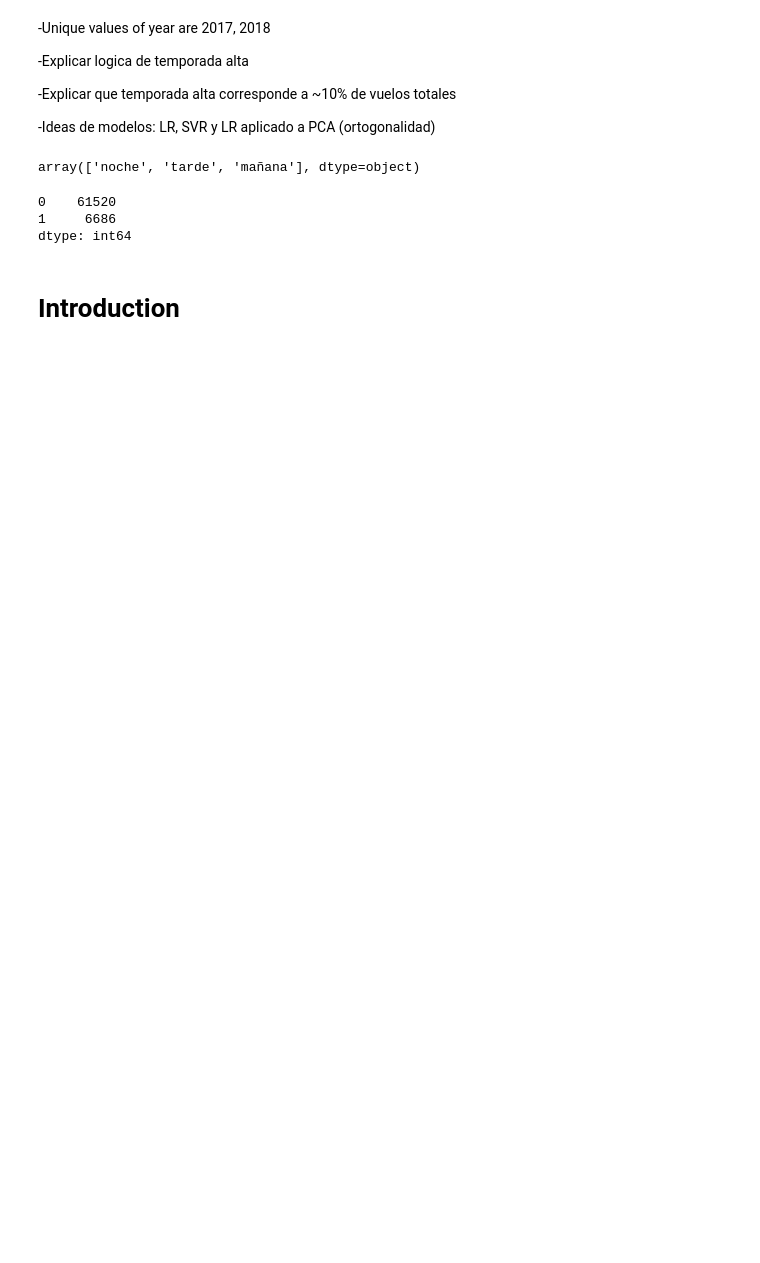
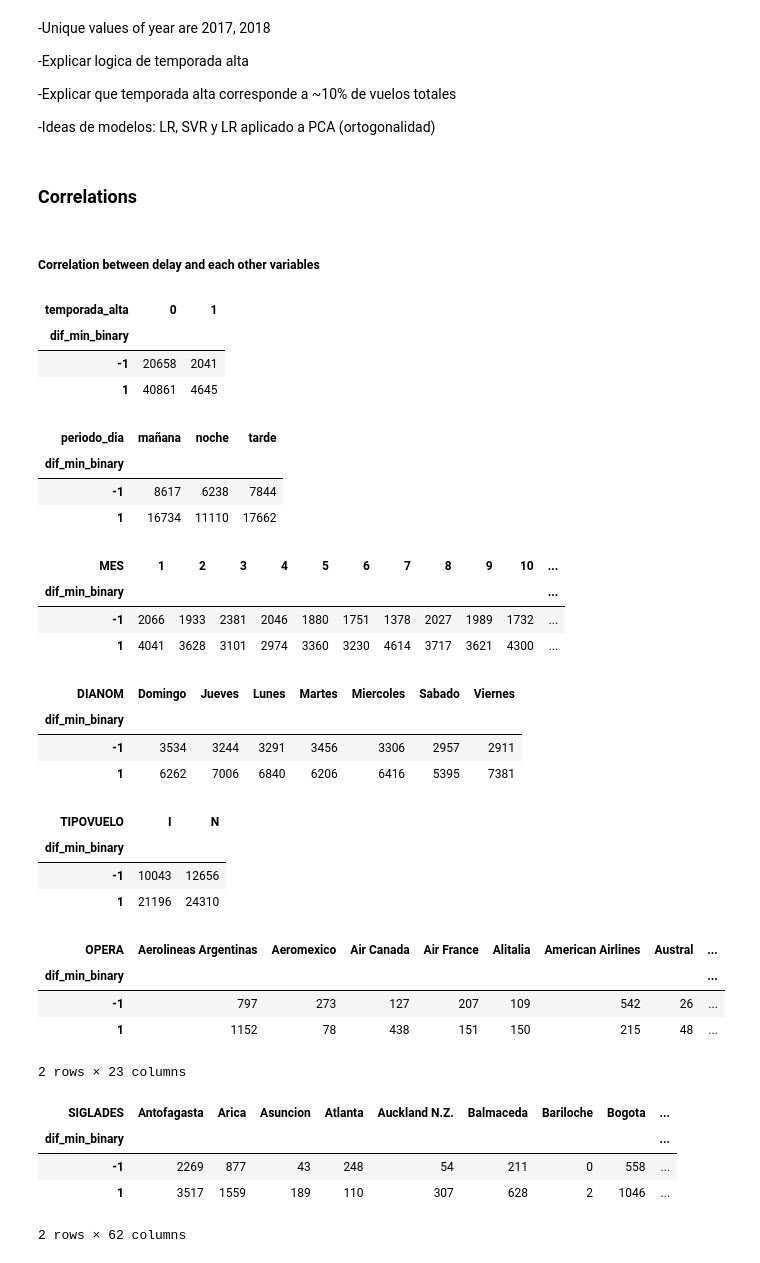
Before and after one commit to XxZeroGravityxX/Flight_delay_study, a Jupyter notebook: solution.ipynb, the cells around one changed output. Cells and saved outputs as stored; diff of their text form; code cells hidden in the pictures; blank space fills up the shorter version.

```diff
--- a/solution.ipynb
+++ b/solution.ipynb
@@ -225,17 +228,53 @@ new_data[
         "periodo_dia"
     ]
 ].to_csv("synthetic_features.csv")
-# %%
-# Check periodo_dia
-pd.Series(periodo_dia).unique()
-# %% [output]
-array(['noche', 'tarde', 'mañana'], dtype=object)
-# %%
-# Check temporada_alta
-pd.Series(temporada_alta).value_counts()
-# %% [output]
-0    61520
-1     6686
-dtype: int64
 # %% [markdown]
-# Introduction
+### Correlations
+# %% [markdown]
+##### Correlation between delay and each other variables
+# %%
+# Create new column from dif_min (1 if delayed and -1 if advanced)
+new_data = new_data.assign(dif_min_binary=new_data['dif_min'].apply(lambda x: 1 if x>0 else -1))
+# Get combinations of columns
+cols_of_interest = [
+    "dif_min_binary", "temporada_alta", "periodo_dia", "MES", "DIANOM", "TIPOVUELO", "OPERA", "SIGLADES"
+]
+cols_combinations = itertools.combinations(cols_of_interest, 2)
+# Create contingency table for each combination
+for col_pair in cols_combinations:
+    if "dif_min_binary" in col_pair:
+        try:
+            display(pd.crosstab(new_data[col_pair[0]], new_data[col_pair[1]]))
+        except ValueError:
+            pass
+# %% [output]
+| temporada_alta | 0 | 1 |
+| dif_min_binary |  |  |
+| -1 | 20658 | 2041 |
+| 1 | 40861 | 4645 |
+| periodo_dia | mañana | noche | tarde |
+| dif_min_binary |  |  |  |
+| -1 | 8617 | 6238 | 7844 |
+| 1 | 16734 | 11110 | 17662 |
+| MES | 1 | 2 | 3 | 4 | 5 | 6 | 7 | 8 | 9 | 10 | ... |
+| dif_min_binary |  |  |  |  |  |  |  |  |  |  | ... |
+| -1 | 2066 | 1933 | 2381 | 2046 | 1880 | 1751 | 1378 | 2027 | 1989 | 1732 | ... |
+| 1 | 4041 | 3628 | 3101 | 2974 | 3360 | 3230 | 4614 | 3717 | 3621 | 4300 | ... |
+| DIANOM | Domingo | Jueves | Lunes | Martes | Miercoles | Sabado | Viernes |
+| dif_min_binary |  |  |  |  |  |  |  |
+| -1 | 3534 | 3244 | 3291 | 3456 | 3306 | 2957 | 2911 |
+| 1 | 6262 | 7006 | 6840 | 6206 | 6416 | 5395 | 7381 |
+| TIPOVUELO | I | N |
+| dif_min_binary |  |  |
+| -1 | 10043 | 12656 |
+| 1 | 21196 | 24310 |
+| OPERA | Aerolineas Argentinas | Aeromexico | Air Canada | Air France | Alitalia | American Airlines | Austral | ... |
+| dif_min_binary |  |  |  |  |  |  |  | ... |
+| -1 | 797 | 273 | 127 | 207 | 109 | 542 | 26 | ... |
+| 1 | 1152 | 78 | 438 | 151 | 150 | 215 | 48 | ... |
+2 rows × 23 columns
+| SIGLADES | Antofagasta | Arica | Asuncion | Atlanta | Auckland N.Z. | Balmaceda | Bariloche | Bogota | ... |
+| dif_min_binary |  |  |  |  |  |  |  |  | ... |
+| -1 | 2269 | 877 | 43 | 248 | 54 | 211 | 0 | 558 | ... |
+| 1 | 3517 | 1559 | 189 | 110 | 307 | 628 | 2 | 1046 | ... |
+2 rows × 62 columns
```
Also changed, not shown: parts of 10 cells of this notebook, 1 other file.
